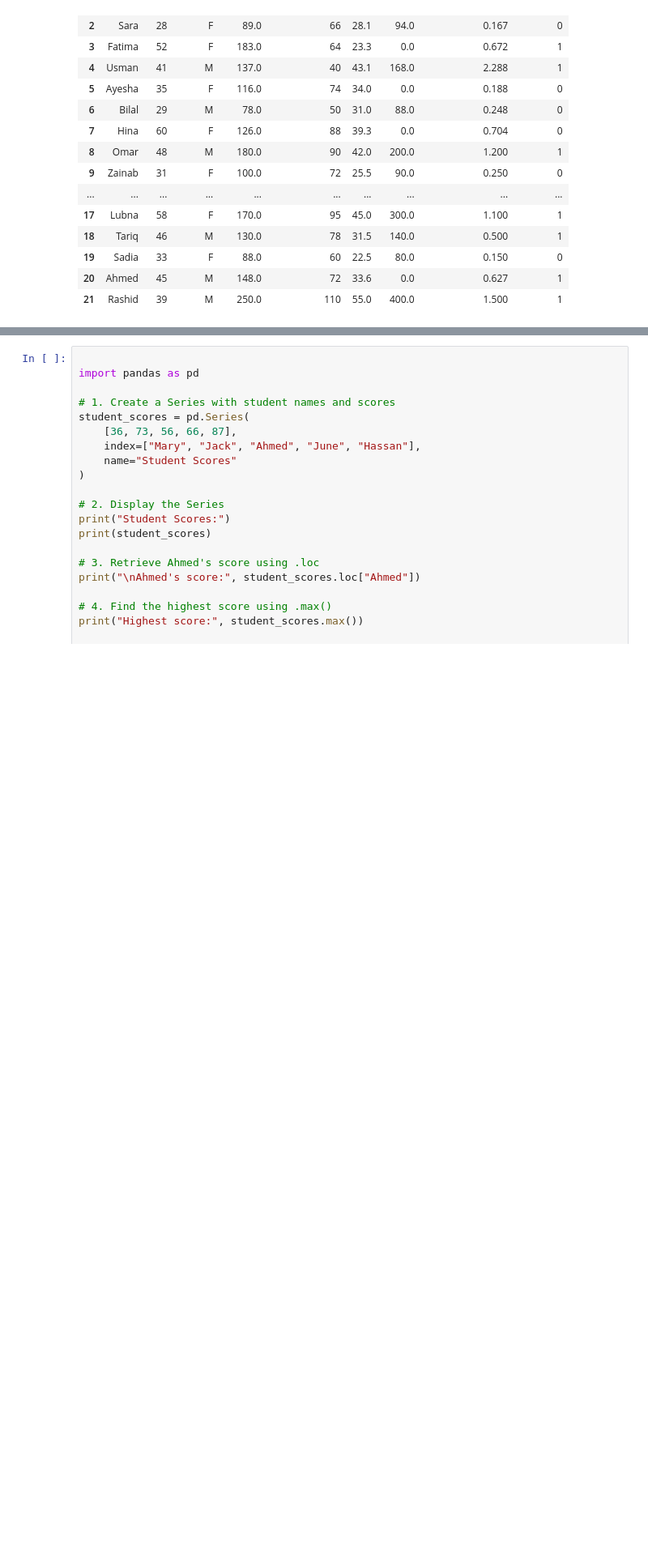
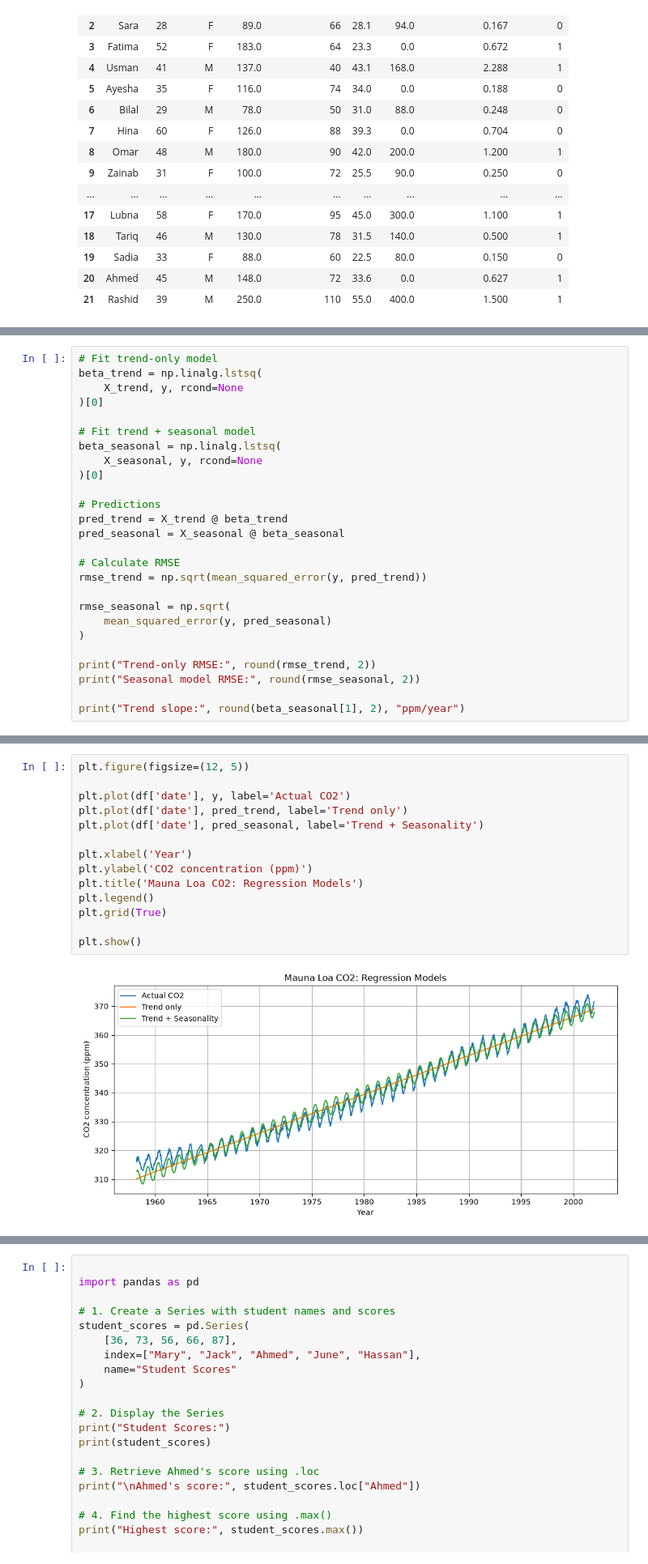
Before and after one commit to 786sag-code/ProgrammingForDA, a Jupyter notebook: app/DataAnalysis.ipynb, the cells around one changed output, grey strips where cells are left out. Shown at 81% size. Saved outputs shown, nothing was run; the diff lists cells and outputs as text; blank space fills up the shorter version.

```diff
--- a/app/DataAnalysis.ipynb
+++ b/app/DataAnalysis.ipynb
@@ -24,0 +623,26 @@ df
+# %%
+# Fit trend-only model
+beta_trend = np.linalg.lstsq(
+    X_trend, y, rcond=None
+)[0]
+
+# Fit trend + seasonal model
+beta_seasonal = np.linalg.lstsq(
+    X_seasonal, y, rcond=None
+)[0]
+
+# Predictions
+pred_trend = X_trend @ beta_trend
+pred_seasonal = X_seasonal @ beta_seasonal
+
+# Calculate RMSE
+rmse_trend = np.sqrt(mean_squared_error(y, pred_trend))
+
+rmse_seasonal = np.sqrt(
+    mean_squared_error(y, pred_seasonal)
+)
+
+print("Trend-only RMSE:", round(rmse_trend, 2))
+print("Seasonal model RMSE:", round(rmse_seasonal, 2))
+
+print("Trend slope:", round(beta_seasonal[1], 2), "ppm/year")
@@ -24,0 +671,16 @@ df
+# %%
+plt.figure(figsize=(12, 5))
+
+plt.plot(df['date'], y, label='Actual CO2')
+plt.plot(df['date'], pred_trend, label='Trend only')
+plt.plot(df['date'], pred_seasonal, label='Trend + Seasonality')
+
+plt.xlabel('Year')
+plt.ylabel('CO2 concentration (ppm)')
+plt.title('Mauna Loa CO2: Regression Models')
+plt.legend()
+plt.grid(True)
+
+plt.show()
+# %% [output]
+[figure, added]
```
Also changed, not shown: parts of 32 cells of this notebook, 3 other files.
